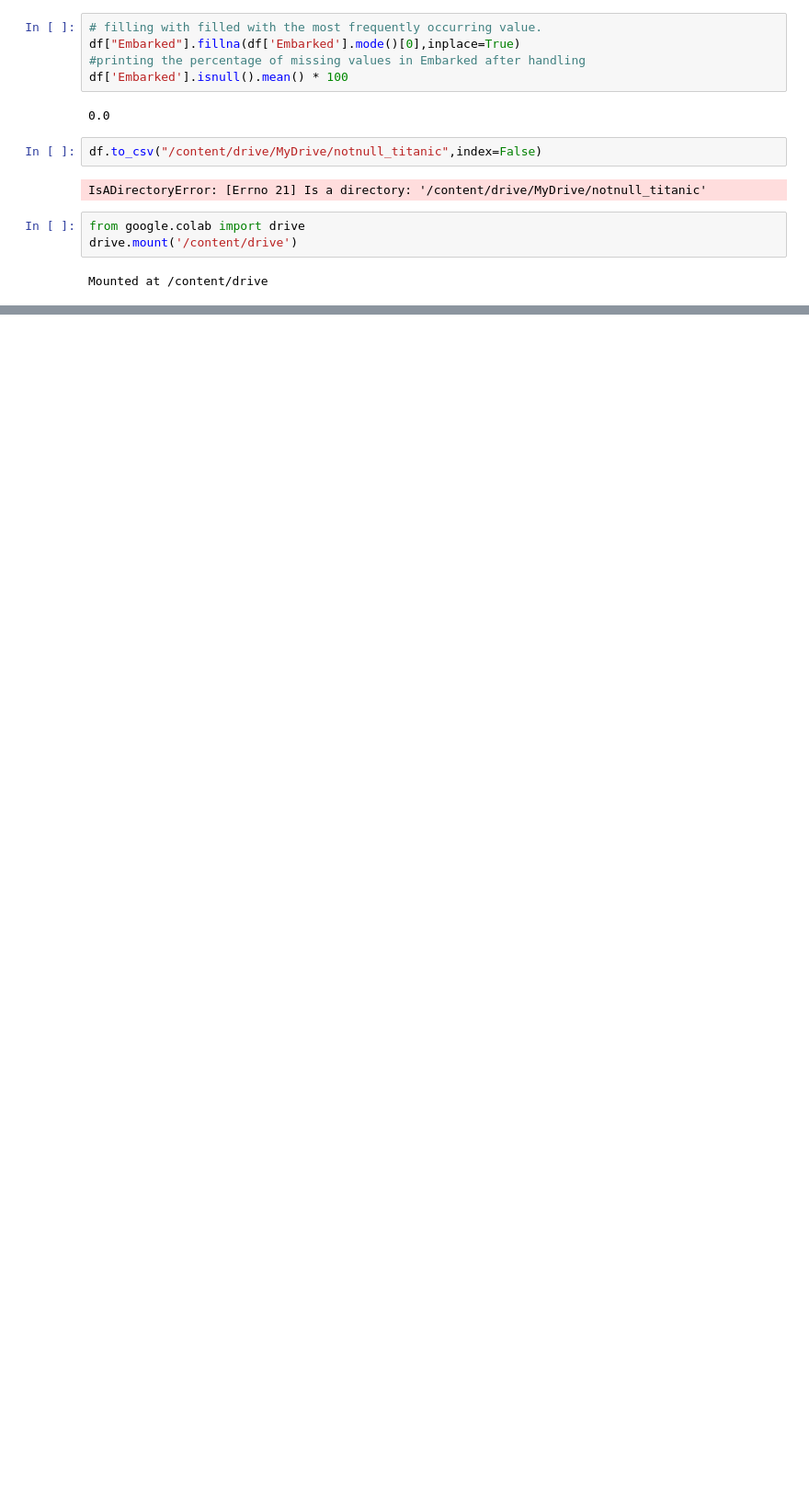
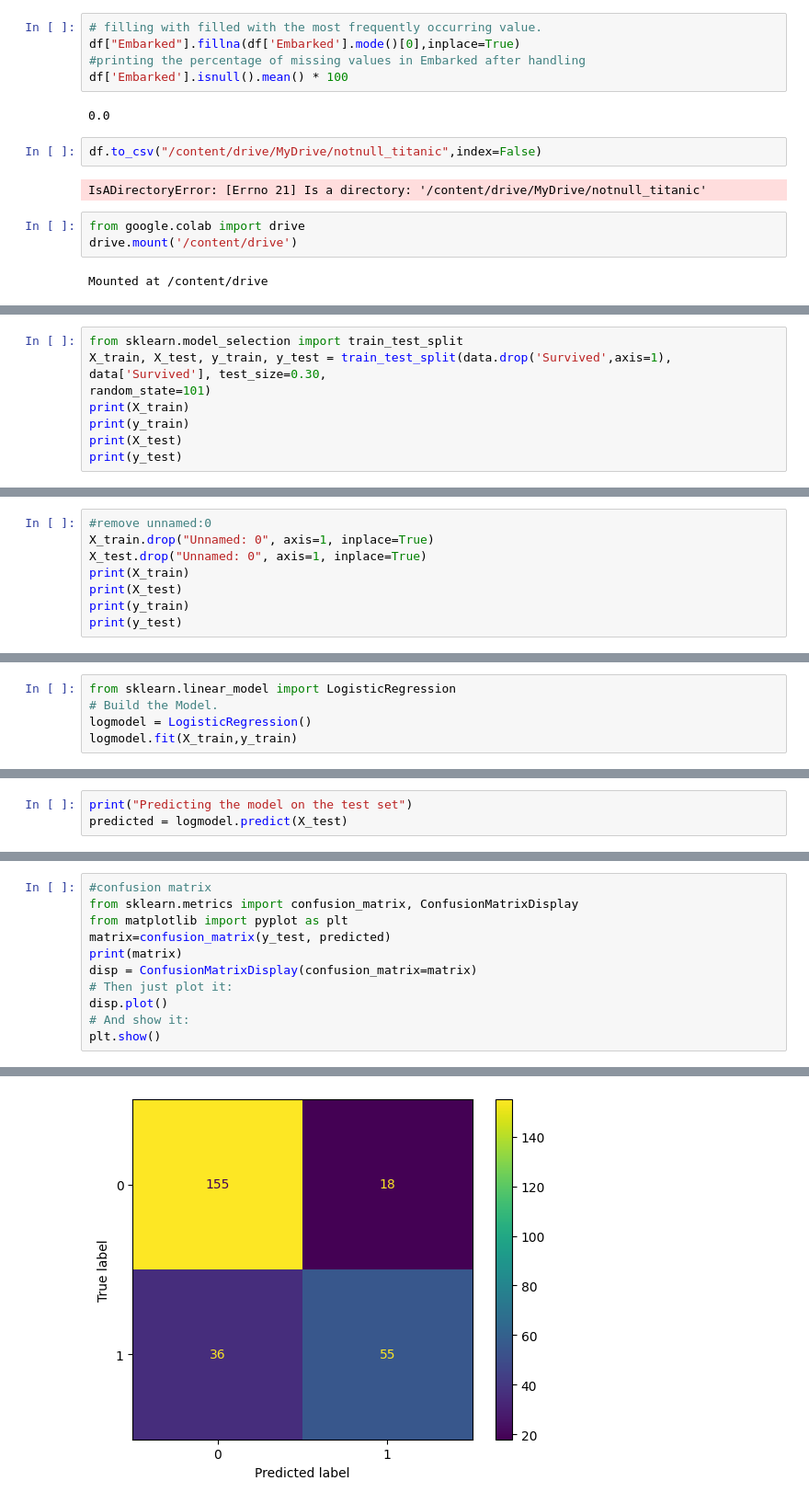
Before and after one commit to sesidhar-7/sesidhar, a Jupyter notebook: AI&ML_lab.ipynb, the cells around one changed output, grey strips where cells are left out. Shown at 92% size. Saved outputs shown, nothing was run; the diff lists cells and outputs as text; blank space fills up the shorter version.

```diff
--- a/AI&ML_lab.ipynb
+++ b/AI&ML_lab.ipynb
@@ -166,0 +221,9 @@ Mounted at /content/drive
+# %%
+from sklearn.model_selection import train_test_split
+X_train, X_test, y_train, y_test = train_test_split(data.drop('Survived',axis=1),
+data['Survived'], test_size=0.30,
+random_state=101)
+print(X_train)
+print(y_train)
+print(X_test)
+print(y_test)
@@ -166,0 +248,8 @@ Mounted at /content/drive
+# %%
+#remove unnamed:0
+X_train.drop("Unnamed: 0", axis=1, inplace=True)
+X_test.drop("Unnamed: 0", axis=1, inplace=True)
+print(X_train)
+print(X_test)
+print(y_train)
+print(y_test)
@@ -166,0 +274,5 @@ Mounted at /content/drive
+# %%
+from sklearn.linear_model import LogisticRegression
+# Build the Model.
+logmodel = LogisticRegression()
+logmodel.fit(X_train,y_train)
@@ -166,0 +281,3 @@ Mounted at /content/drive
+# %%
+print("Predicting the model on the test set")
+predicted = logmodel.predict(X_test)
@@ -166,0 +307,12 @@ Mounted at /content/drive
+# %%
+#confusion matrix
+from sklearn.metrics import confusion_matrix, ConfusionMatrixDisplay
+from matplotlib import pyplot as plt
+matrix=confusion_matrix(y_test, predicted)
+print(matrix)
+disp = ConfusionMatrixDisplay(confusion_matrix=matrix)
+# Then just plot it:
+disp.plot()
+# And show it:
+plt.show()
+# %% [output]
@@ -166,0 +321 @@ Mounted at /content/drive
+[figure, added]
```
Also changed, not shown: parts of 19 cells of this notebook.
